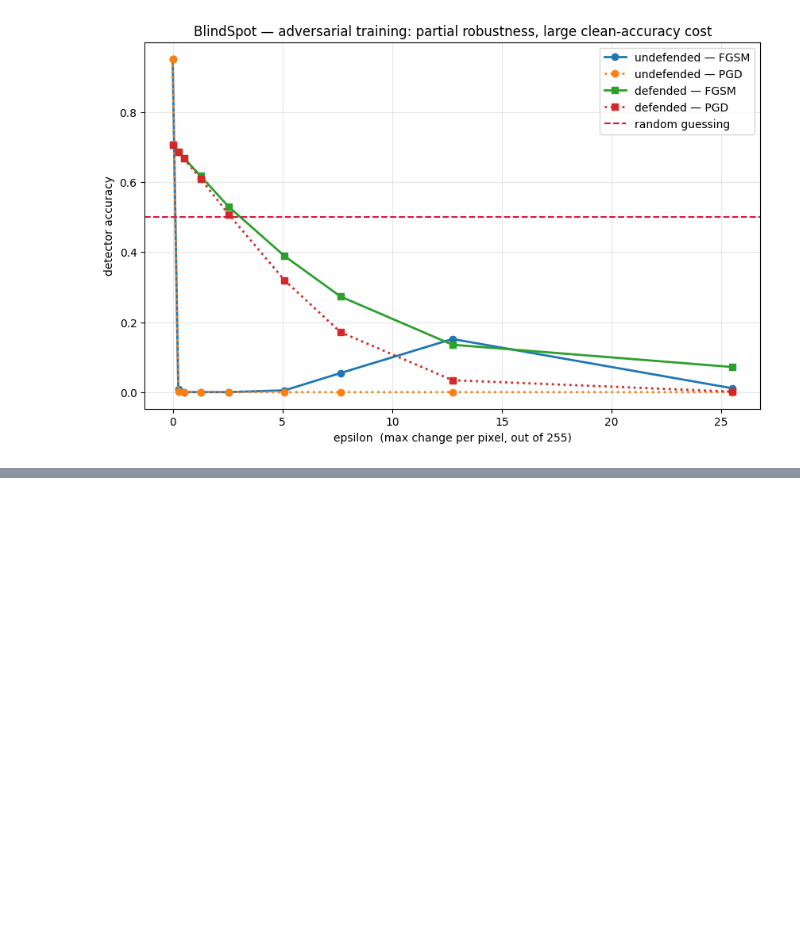
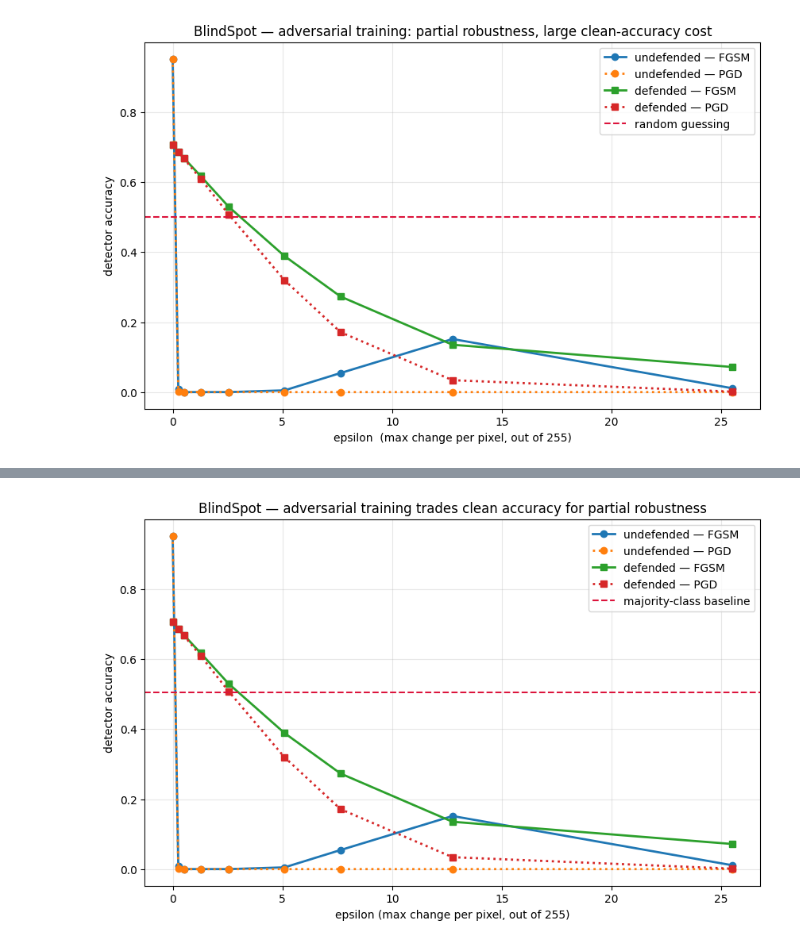
Before and after one commit to HarshitPandey-2021/blindspot, a Jupyter notebook: notebooks/05-attack.ipynb, the cells around one changed output, grey strips where cells are left out. Saved outputs shown, nothing was run; the diff lists cells and outputs as text; code cells hidden in the pictures; blank space fills up the shorter version.

```diff
--- a/notebooks/05-attack.ipynb
+++ b/notebooks/05-attack.ipynb
@@ -416,0 +546,22 @@ plt.show()
+# %%
+EPSILONS = [0.0, 0.001, 0.002, 0.005, 0.01, 0.02, 0.03, 0.05, 0.1]
+acc_fgsm     = [0.9522, 0.0090, 0.0000, 0.0000, 0.0000, 0.0050, 0.0545, 0.1517, 0.0110]
+acc_pgd      = [0.9522, 0.0013, 0.0000, 0.0000, 0.0000, 0.0000, 0.0000, 0.0000, 0.0000]
+acc_def_fgsm = [0.7072, 0.6853, 0.6688, 0.6173, 0.5297, 0.3885, 0.2730, 0.1353, 0.0717]
+acc_def_pgd  = [0.7072, 0.6853, 0.6673, 0.6095, 0.5080, 0.3193, 0.1712, 0.0340, 0.0013]
+
+xs = [e*255 for e in EPSILONS]
+plt.figure(figsize=(10, 6))
+plt.plot(xs, acc_fgsm,     marker="o", lw=2, label="undefended — FGSM")
+plt.plot(xs, acc_pgd,      marker="o", lw=2, ls=":", label="undefended — PGD")
+plt.plot(xs, acc_def_fgsm, marker="s", lw=2, label="defended — FGSM")
+plt.plot(xs, acc_def_pgd,  marker="s", lw=2, ls=":", label="defended — PGD")
+plt.axhline(0.5047, color="crimson", ls="--", label="majority-class baseline")
+plt.xlabel("epsilon (max change per pixel, out of 255)")
+plt.ylabel("detector accuracy")
+plt.title("BlindSpot — adversarial training trades clean accuracy for partial robustness")
+plt.legend(); plt.grid(True, alpha=0.3)
+plt.savefig("/kaggle/working/defence_comparison.png", dpi=150, bbox_inches="tight")
+plt.show()
+# %% [output]
+[figure, added]
```
Also changed, not shown: parts of 3 cells of this notebook.
